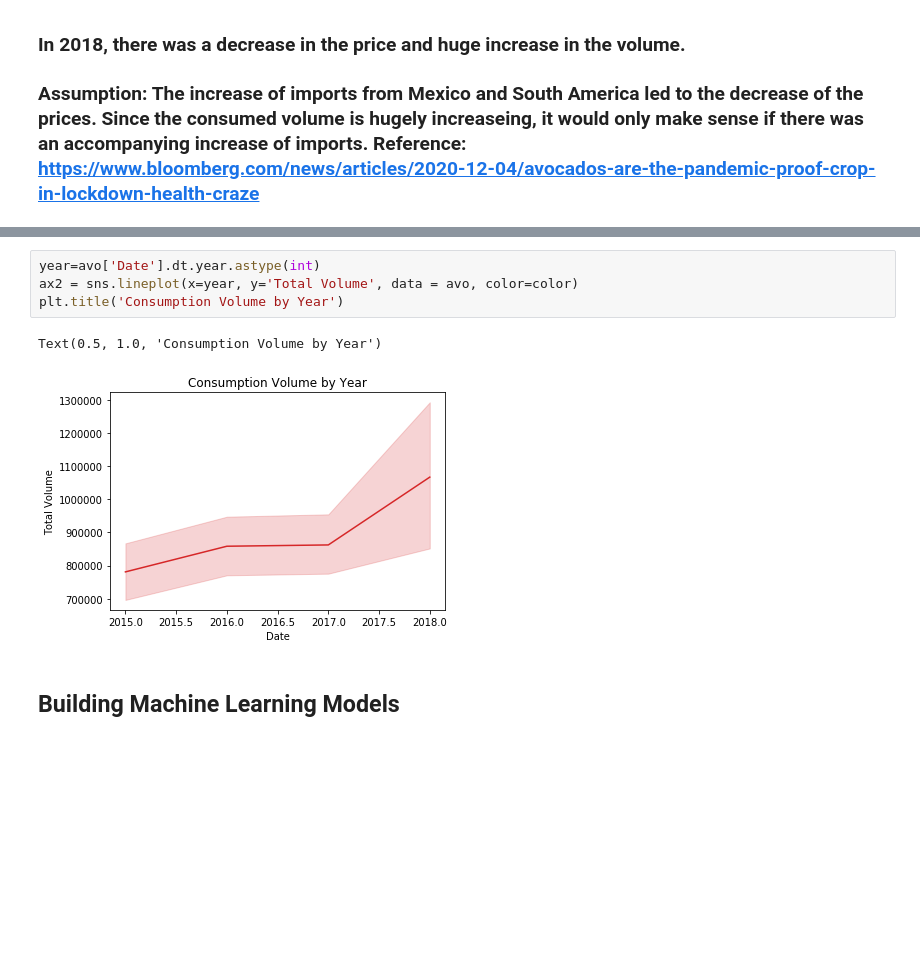
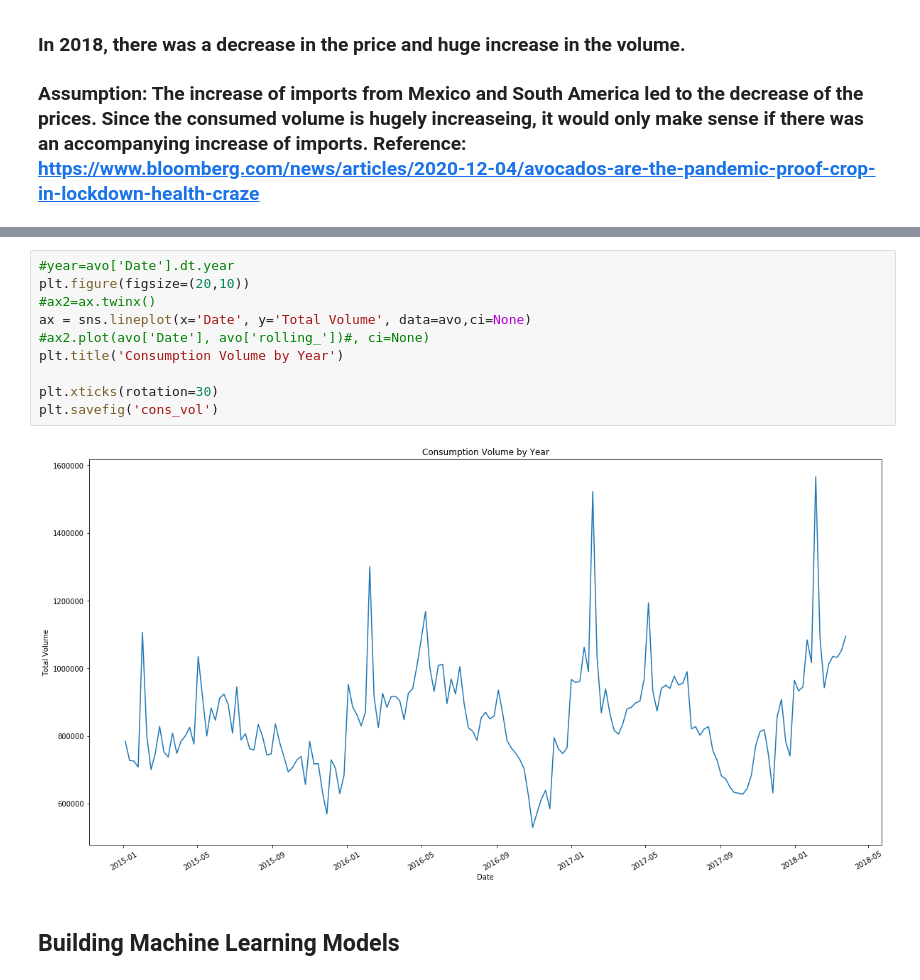
Before and after one commit to kisakiwata/avocado_prices, a Jupyter notebook: avocado_price_2.ipynb, the cells around one changed output, grey strips where cells are left out. Cells and saved outputs as stored; diff of their text form; blank space fills up the shorter version.

```diff
--- a/avocado_price_2.ipynb
+++ b/avocado_price_2.ipynb
@@ -346,11 +373,16 @@ Text(0.5, 1.0, 'Price Fluctuation by Types of Avocado')
 [figure]
 # %%
-year=avo['Date'].dt.year.astype(int)
-ax2 = sns.lineplot(x=year, y='Total Volume', data = avo, color=color)
+#year=avo['Date'].dt.year
+plt.figure(figsize=(20,10))
+#ax2=ax.twinx()
+ax = sns.lineplot(x='Date', y='Total Volume', data=avo,ci=None)
+#ax2.plot(avo['Date'], avo['rolling_'])#, ci=None)
 plt.title('Consumption Volume by Year')
+
+plt.xticks(rotation=30)
+plt.savefig('cons_vol')
 # %% [output]
-Text(0.5, 1.0, 'Consumption Volume by Year')
-[figure, old version]
+[figure, new version]
 # %% [markdown]
 ## Building Machine Learning Models
 # %%
```
Also changed, not shown: parts of 29 cells of this notebook.
